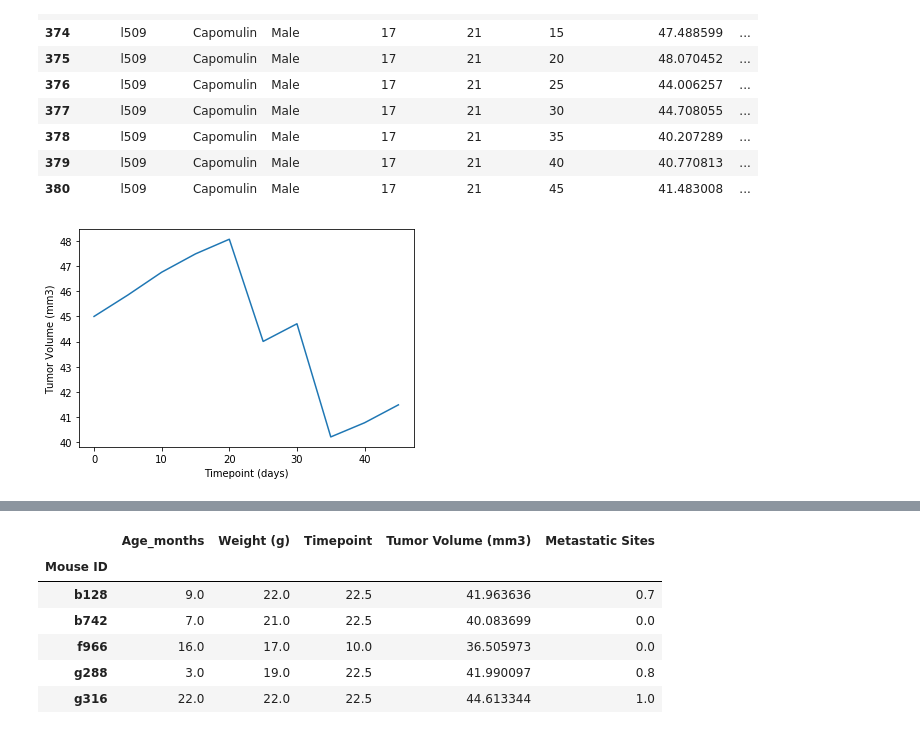
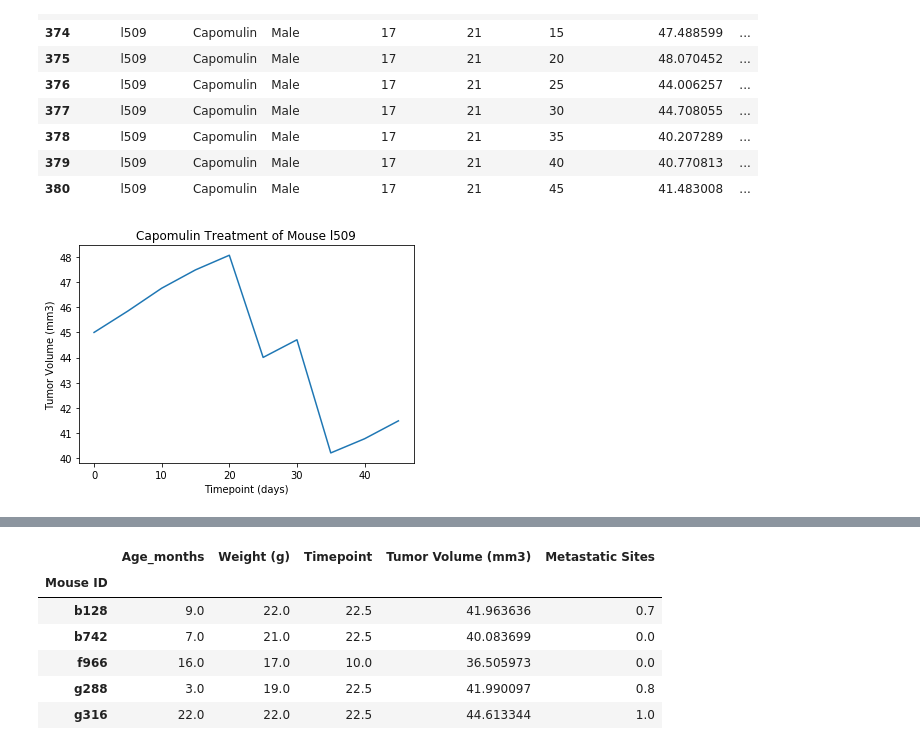
Before and after one commit to hungnw/matplotlib-challenge, a Jupyter notebook: Pymaceuticals/Main_Pymaceuticals.ipynb, the cells around one changed output, grey strips where cells are left out. Saved outputs shown, nothing was run; the diff lists cells and outputs as text; code cells hidden in the pictures.

```diff
--- a/Pymaceuticals/Main_Pymaceuticals.ipynb
+++ b/Pymaceuticals/Main_Pymaceuticals.ipynb
@@ -251,11 +307,12 @@ mouse_l509
 # %%
 timepoint = mouse_l509["Timepoint"]
 tumor_volume = mouse_l509["Tumor Volume (mm3)"]
 plt.plot(timepoint, tumor_volume)
+plt.title("Capomulin Treatment of Mouse l509")
 plt.xlabel("Timepoint (days)")
 plt.ylabel("Tumor Volume (mm3)")
 plt.show()
 # %% [output]
-[figure, old version]
+[figure, new version]
 # %%
 r = m[m["Drug Regimen"]=="Capomulin"]
```
Also changed, not shown: parts of 16 cells of this notebook.
